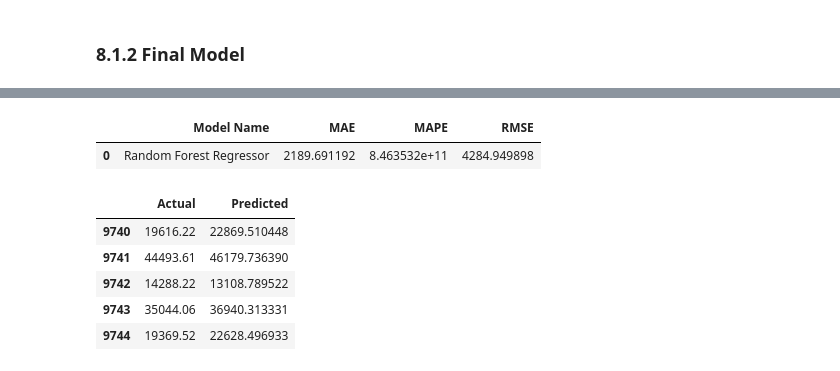
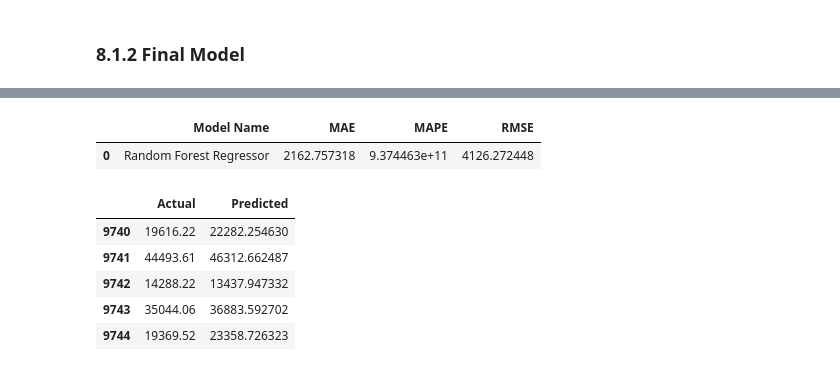
Before and after one commit to Raquelrs3/walmart_retail_case_study, a Jupyter notebook: Raquel_Rocha_Case_tecnico_Ioasys_F3.ipynb, the cells around one changed output, grey strips where cells are left out. Drawn from its saved outputs; the diff is of its cells as text; code cells hidden in the pictures.

```diff
--- a/Raquel_Rocha_Case_tecnico_Ioasys_F3.ipynb
+++ b/Raquel_Rocha_Case_tecnico_Ioasys_F3.ipynb
@@ -1550,23 +1576,23 @@ Best Parameters:  {'n_estimators': 5, 'min_samples_split': 10, 'min_samples_leaf
 # %%
 # modelo final
-rf_model_tuned = RandomForestRegressor(n_estimators = 5, min_samples_split = 10, min_samples_leaf= 4, max_features = 'sqrt', max_depth= 120, bootstrap=True).fit(x_train, y_train)
+rf_model_tuned = RandomForestRegressor(n_estimators = 130, min_samples_split = 4, min_samples_leaf= 1, max_features = 1.0, max_depth= None, bootstrap=True, random_state= 42).fit(x_train, y_train)
 
 # prediction
 yhat_rf_model_tuned = rf_model_tuned.predict(x_val)
 
 # performance
 rf_model_result_tuned = ml_error("Random Forest Regressor", y_val, yhat_rf_model_tuned)
 rf_model_result_tuned
 # %% [output]
 |  | Model Name | MAE | MAPE | RMSE |
-| 0 | Random Forest Regressor | 2189.691192 | 8.463532e+11 | 4284.949898 |
+| 0 | Random Forest Regressor | 2162.757318 | 9.374463e+11 | 4126.272448 |
 # %%
 rf_pred_tunning = pd.DataFrame({'Actual': y_val, 'Predicted': yhat_rf_model_tuned})
 rf_pred_tunning.head()
 # %% [output]
 |  | Actual | Predicted |
-| 9740 | 19616.22 | 22869.510448 |
-| 9741 | 44493.61 | 46179.736390 |
-| 9742 | 14288.22 | 13108.789522 |
-| 9743 | 35044.06 | 36940.313331 |
-| 9744 | 19369.52 | 22628.496933 |
+| 9740 | 19616.22 | 22282.254630 |
+| 9741 | 44493.61 | 46312.662487 |
+| 9742 | 14288.22 | 13437.947332 |
+| 9743 | 35044.06 | 36883.592702 |
+| 9744 | 19369.52 | 23358.726323 |
```
Also changed, not shown: parts of 17 cells of this notebook.
